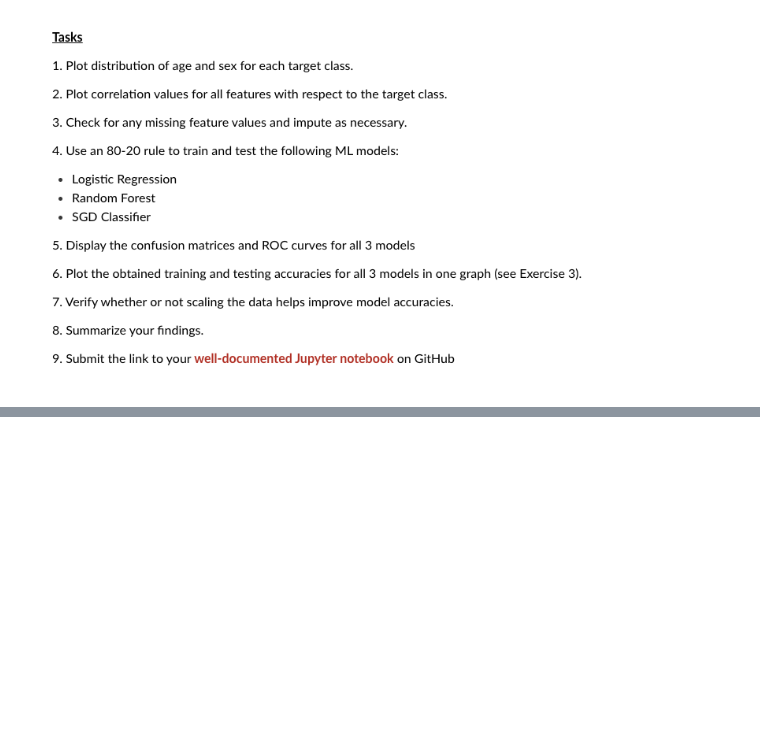
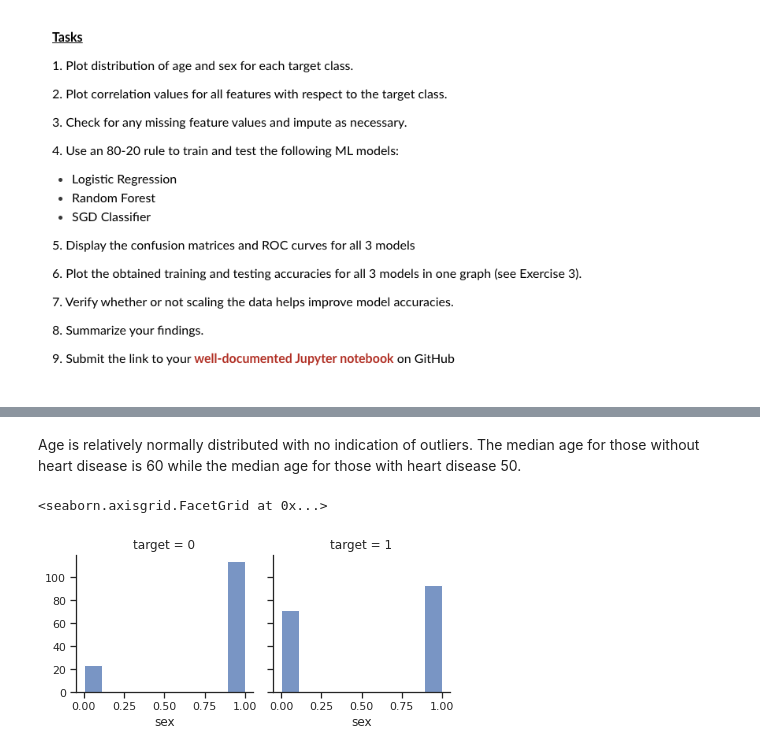
Before and after one commit to jimgrasell/AML, a Jupyter notebook: Project03/Project03_Grasell.ipynb, the cells around one changed output, grey strips where cells are left out. Saved outputs shown, nothing was run; the diff lists cells and outputs as text; code cells hidden in the pictures; blank space fills up the shorter version.

```diff
--- a/Project03/Project03_Grasell.ipynb
+++ b/Project03/Project03_Grasell.ipynb
@@ -18,0 +60,9 @@ HTTPError: ignored
+# %% [markdown]
+Age is relatively normally distributed with no indication of outliers. The median age for those without heart disease is 60 while the median age for those with heart disease 50.
+# %%
+# Plot histogram for sex by the target variable
+g = sns.FacetGrid(df, col="target")
+g.map(sns.histplot, "sex")
+# %% [output]
+<seaborn.axisgrid.FacetGrid at 0x...>
+[figure, added]
```
Also changed, not shown: parts of 36 cells of this notebook.
